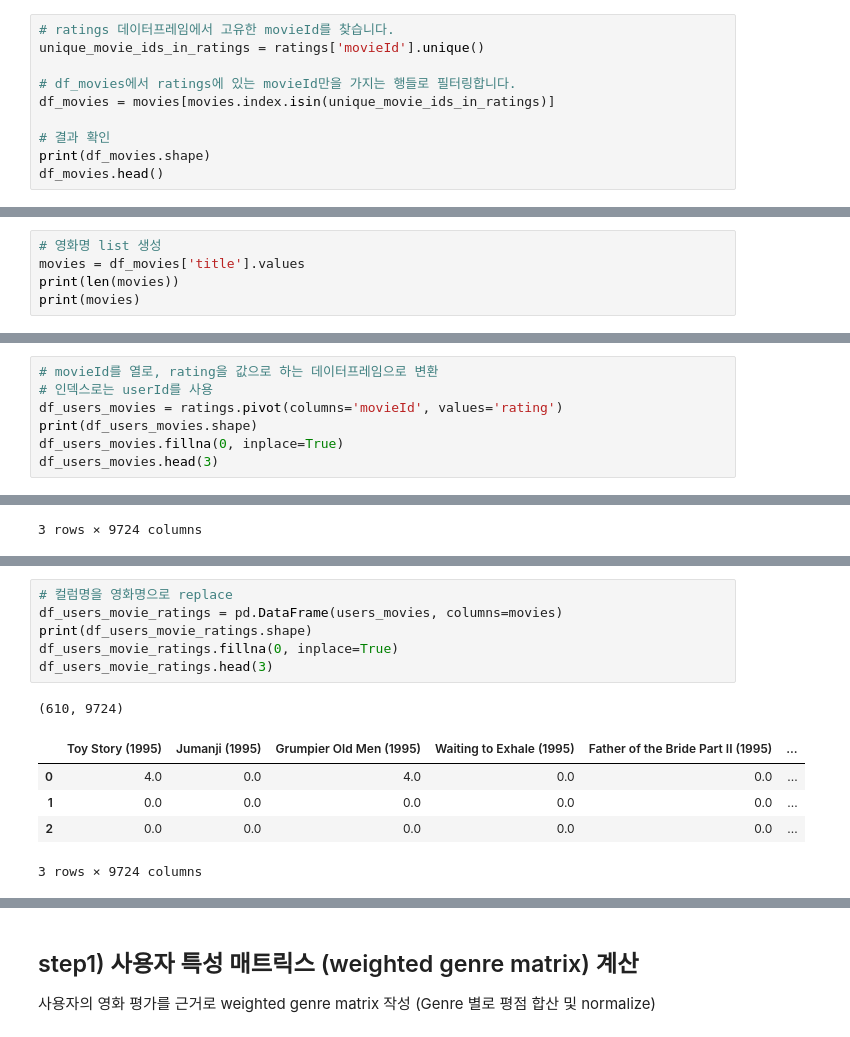
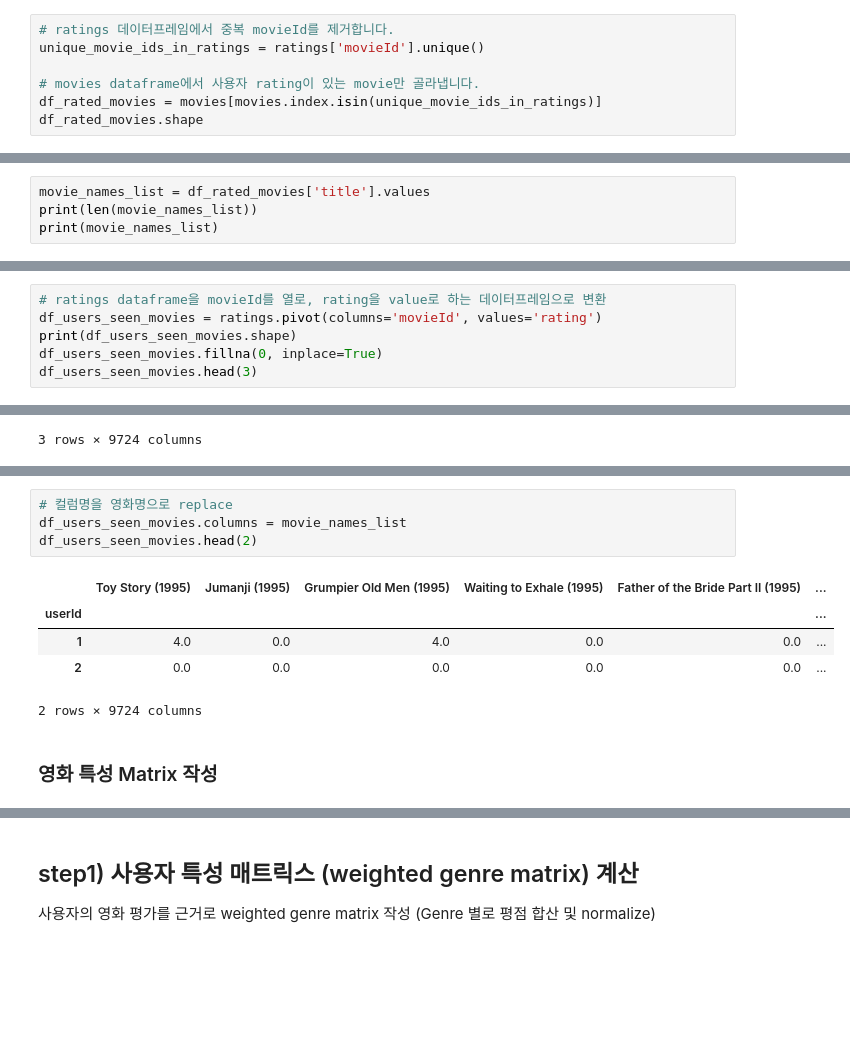
Before and after one commit to ironmanciti/Recommenders_Lecture, a Jupyter notebook: 111_content_based_filtering_Large_Data.ipynb, the cells around one changed output, grey strips where cells are left out. Saved outputs shown, nothing was run; the diff lists cells and outputs as text; blank space fills up the shorter version.

```diff
--- a/111_content_based_filtering_Large_Data.ipynb
+++ b/111_content_based_filtering_Large_Data.ipynb
@@ -53,14 +53,11 @@ movies.head(3)
 | 2 | Jumanji (1995) | [Adventure, Children, Fantasy] |
 | 3 | Grumpier Old Men (1995) | [Comedy, Romance] |
 # %%
-# ratings 데이터프레임에서 고유한 movieId를 찾습니다.
+# ratings 데이터프레임에서 중복 movieId를 제거합니다.
 unique_movie_ids_in_ratings = ratings['movieId'].unique()
 
-# df_movies에서 ratings에 있는 movieId만을 가지는 행들로 필터링합니다.
-df_movies = movies[movies.index.isin(unique_movie_ids_in_ratings)]
-
-# 결과 확인
-print(df_movies.shape)
-df_movies.head()
+# movies dataframe에서 사용자 rating이 있는 movie만 골라냅니다.
+df_rated_movies = movies[movies.index.isin(unique_movie_ids_in_ratings)]
+df_rated_movies.shape
 # %% [output]
 (9724, 2)
@@ -74,8 +64,7 @@ df_movies.head()
 # %%
-# 영화명 list 생성
-movies = df_movies['title'].values
-print(len(movies))
-print(movies)
+movie_names_list = df_rated_movies['title'].values
+print(len(movie_names_list))
+print(movie_names_list)
 # %% [output]
 9724
 ['Toy Story (1995)' 'Jumanji (1995)' 'Grumpier Old Men (1995)' ...
@@ -84,10 +75,9 @@ print(movies)
 # %%
-# movieId를 열로, rating을 값으로 하는 데이터프레임으로 변환
-# 인덱스로는 userId를 사용
-df_users_movies = ratings.pivot(columns='movieId', values='rating')
-print(df_users_movies.shape)
-df_users_movies.fillna(0, inplace=True)
-df_users_movies.head(3)
+# ratings dataframe을 movieId를 열로, rating을 value로 하는 데이터프레임으로 변환
+df_users_seen_movies = ratings.pivot(columns='movieId', values='rating')
+print(df_users_seen_movies.shape)
+df_users_seen_movies.fillna(0, inplace=True)
+df_users_seen_movies.head(3)
 # %% [output]
 (610, 9724)
 | movieId | 1 | 2 | 3 | 4 | 5 | 6 | 7 | 8 | 9 | 10 | ... | ... |
@@ -113,15 +95,14 @@ array([[4. , 0. , 4. , ..., 0. , 0. , 0. ],
-# %%
-# 컬럼명을 영화명으로 replace
-df_users_movie_ratings = pd.DataFrame(users_movies, columns=movies)
-print(df_users_movie_ratings.shape)
-df_users_movie_ratings.fillna(0, inplace=True)
-df_users_movie_ratings.head(3)
-# %% [output]
-(610, 9724)
-|  | Toy Story (1995) | Jumanji (1995) | Grumpier Old Men (1995) | Waiting to Exhale (1995) | Father of the Bride Part II (1995) | ... |
-| 0 | 4.0 | 0.0 | 4.0 | 0.0 | 0.0 | ... |
-| 1 | 0.0 | 0.0 | 0.0 | 0.0 | 0.0 | ... |
-| 2 | 0.0 | 0.0 | 0.0 | 0.0 | 0.0 | ... |
-3 rows × 9724 columns
+# %%
+# 컬럼명을 영화명으로 replace
+df_users_seen_movies.columns = movie_names_list
+df_users_seen_movies.head(2)
+# %% [output]
+|  | Toy Story (1995) | Jumanji (1995) | Grumpier Old Men (1995) | Waiting to Exhale (1995) | Father of the Bride Part II (1995) | ... |
+| userId |  |  |  |  |  | ... |
+| 1 | 4.0 | 0.0 | 4.0 | 0.0 | 0.0 | ... |
+| 2 | 0.0 | 0.0 | 0.0 | 0.0 | 0.0 | ... |
+2 rows × 9724 columns
+# %% [markdown]
+### 영화 특성 Matrix 작성
 # %%
 # 영화 데이터에서 모든 장르를 추출하여 중복을 제거한 후 정렬된 리스트를 생성합니다.
```
Also changed, not shown: parts of 27 cells of this notebook, 4 other files.
